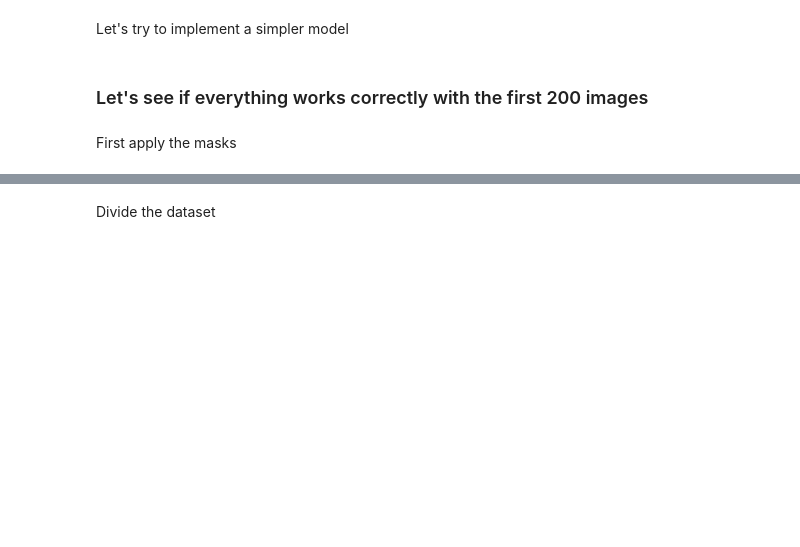
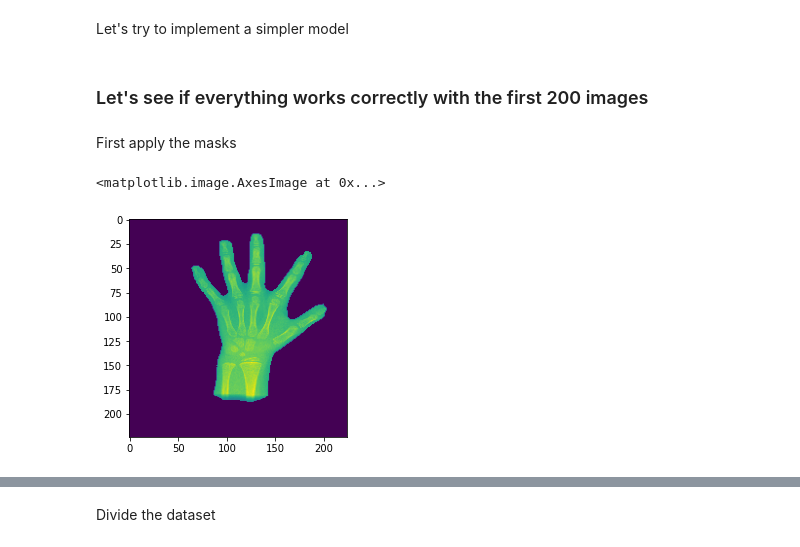
Before and after one commit to tommilotta/BoneAgePrediction, a Jupyter notebook: regression_model.ipynb, the cells around one changed output, grey strips where cells are left out. Drawn from its saved outputs; the diff is of its cells as text; code cells hidden in the pictures; blank space fills up the shorter version.

```diff
--- a/regression_model.ipynb
+++ b/regression_model.ipynb
@@ -360 +364,6 @@ for index in range(201):
+# %%
+plt.imshow(cv2.cvtColor(cv2.imread(train_df.loc[199, 'image']), cv2.COLOR_BGR2GRAY))
+# %% [output]
+<matplotlib.image.AxesImage at 0x...>
+[figure, added]
 # %%
```
Also changed, not shown: parts of 19 cells of this notebook.
